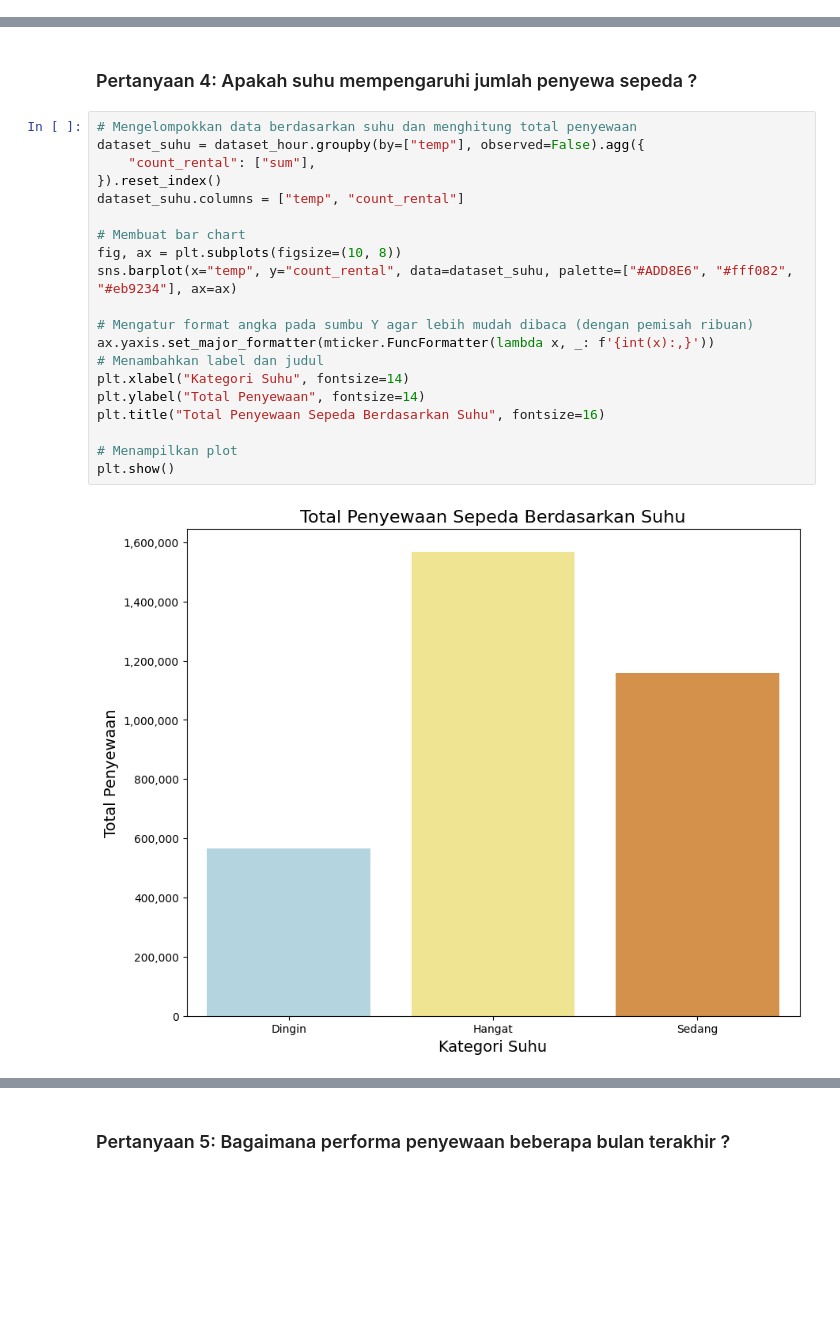
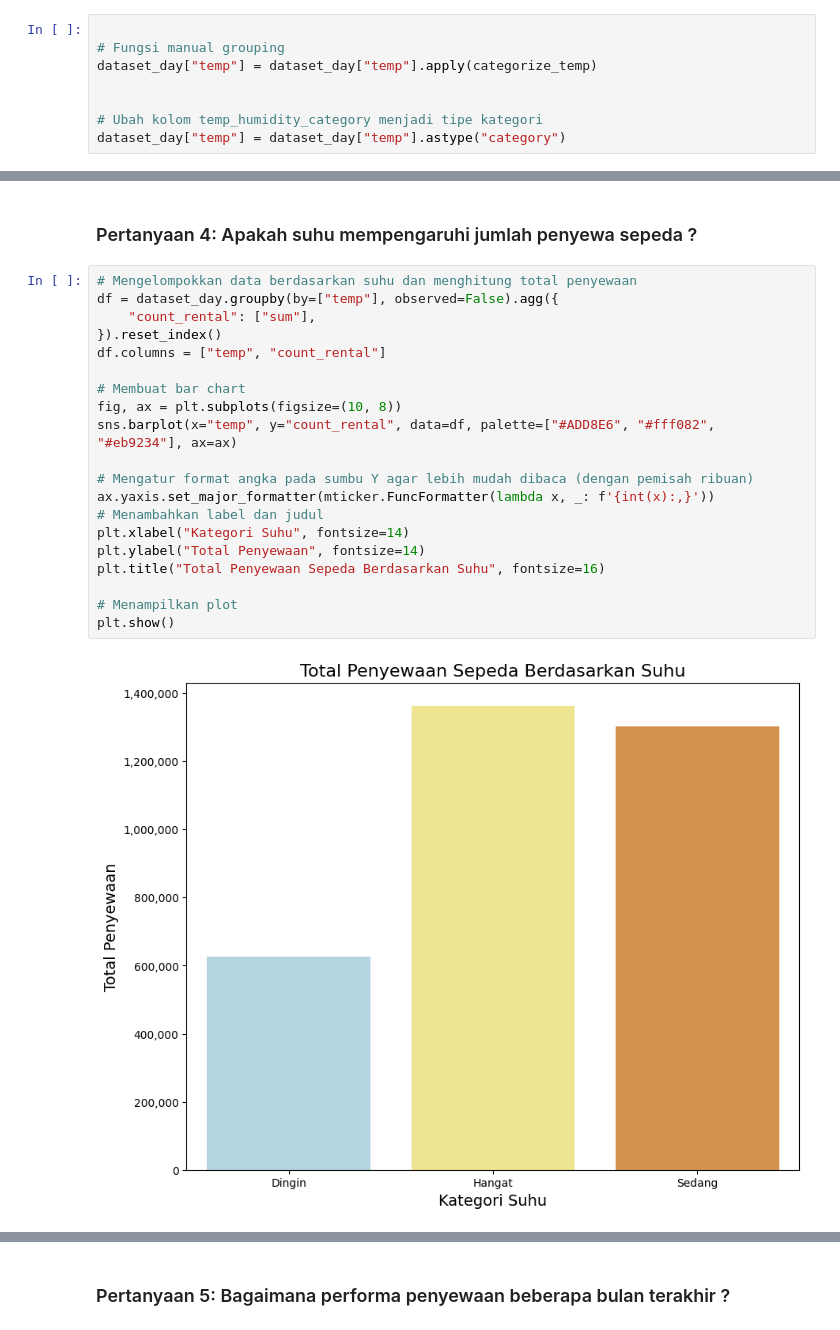
Before and after one commit to d4tu4llam/analisis-data, a Jupyter notebook: notebook.ipynb, the cells around one changed output, grey strips where cells are left out. Drawn from its saved outputs; the diff is of its cells as text; blank space fills up the shorter version.

Commit message:
Merapikan notebook
Memperbaiki Conclusion nama dataset

```diff
--- a/notebook.ipynb
+++ b/notebook.ipynb
@@ -419,6 +420,14 @@ dataset_day["workingday"] = dataset_day["workingday"].cat.rename_categories({
 dataset_day['temp'] = dataset_day['temp']*41
 dataset_day['feel_temp'] = dataset_day['feel_temp']*41
 dataset_day['humidity'] = dataset_day['humidity']*100
+# %%
+
+# Fungsi manual grouping
+dataset_day["temp"] = dataset_day["temp"].apply(categorize_temp)
+
+
+# Ubah kolom temp_humidity_category menjadi tipe kategori
+dataset_day["temp"] = dataset_day["temp"].astype("category")
 # %%
 dataset_day.describe(include="all")
 # %% [output]
@@ -708,24 +717,24 @@ Berdasarkan barplot diatas dapat dilihat penyewaan sepeda paling banyak terdapat
 ### Pertanyaan 4: Apakah suhu mempengaruhi jumlah penyewa sepeda ?
 # %%
 # Mengelompokkan data berdasarkan suhu dan menghitung total penyewaan
-dataset_suhu = dataset_hour.groupby(by=["temp"], observed=False).agg({
+df = dataset_day.groupby(by=["temp"], observed=False).agg({
     "count_rental": ["sum"],
 }).reset_index()
-dataset_suhu.columns = ["temp", "count_rental"]
+df.columns = ["temp", "count_rental"]
 
 # Membuat bar chart
 fig, ax = plt.subplots(figsize=(10, 8))
-sns.barplot(x="temp", y="count_rental", data=dataset_suhu, palette=["#ADD8E6", "#fff082", "#eb9234"], ax=ax)
+sns.barplot(x="temp", y="count_rental", data=df, palette=["#ADD8E6", "#fff082", "#eb9234"], ax=ax)
 
 # Mengatur format angka pada sumbu Y agar lebih mudah dibaca (dengan pemisah ribuan)
 ax.yaxis.set_major_formatter(mticker.FuncFormatter(lambda x, _: f'{int(x):,}'))
 # Menambahkan label dan judul
 plt.xlabel("Kategori Suhu", fontsize=14)
 plt.ylabel("Total Penyewaan", fontsize=14)
 plt.title("Total Penyewaan Sepeda Berdasarkan Suhu", fontsize=16)
 
 # Menampilkan plot
 plt.show()
 # %% [output]
-[figure, old version]
+[figure, new version]
 # %% [markdown]
```
Also changed, not shown: parts of 12 cells of this notebook, 1 other file.
